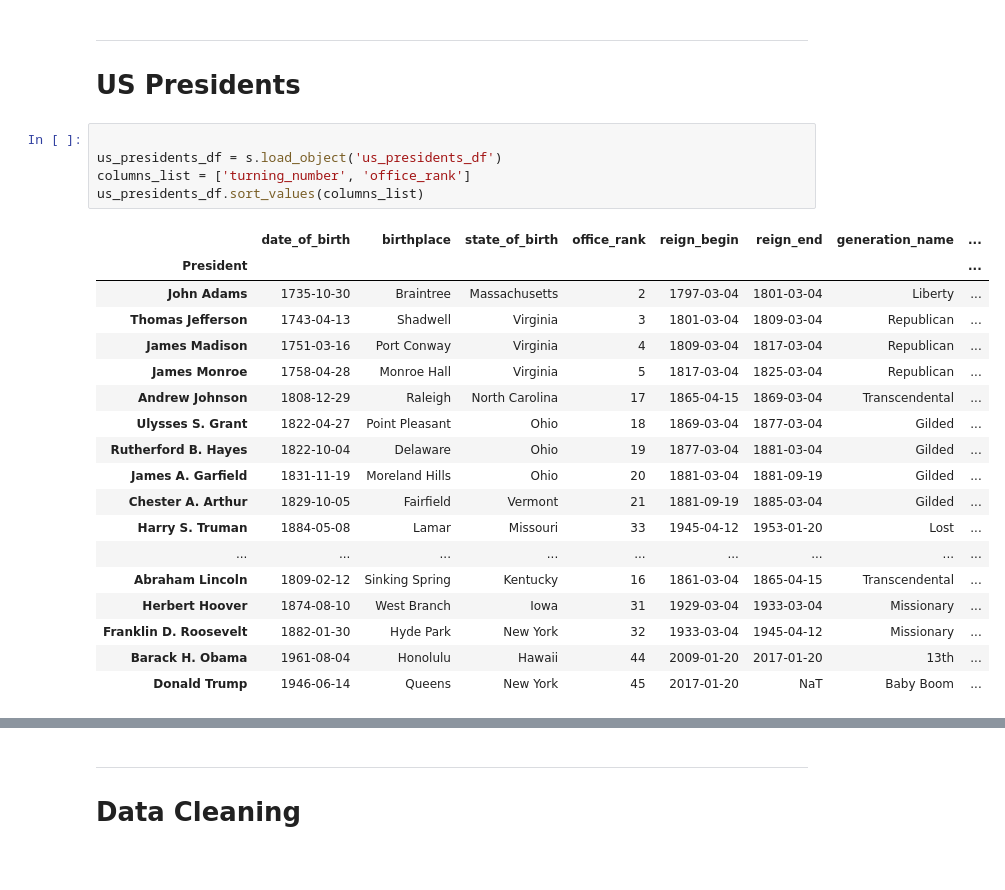
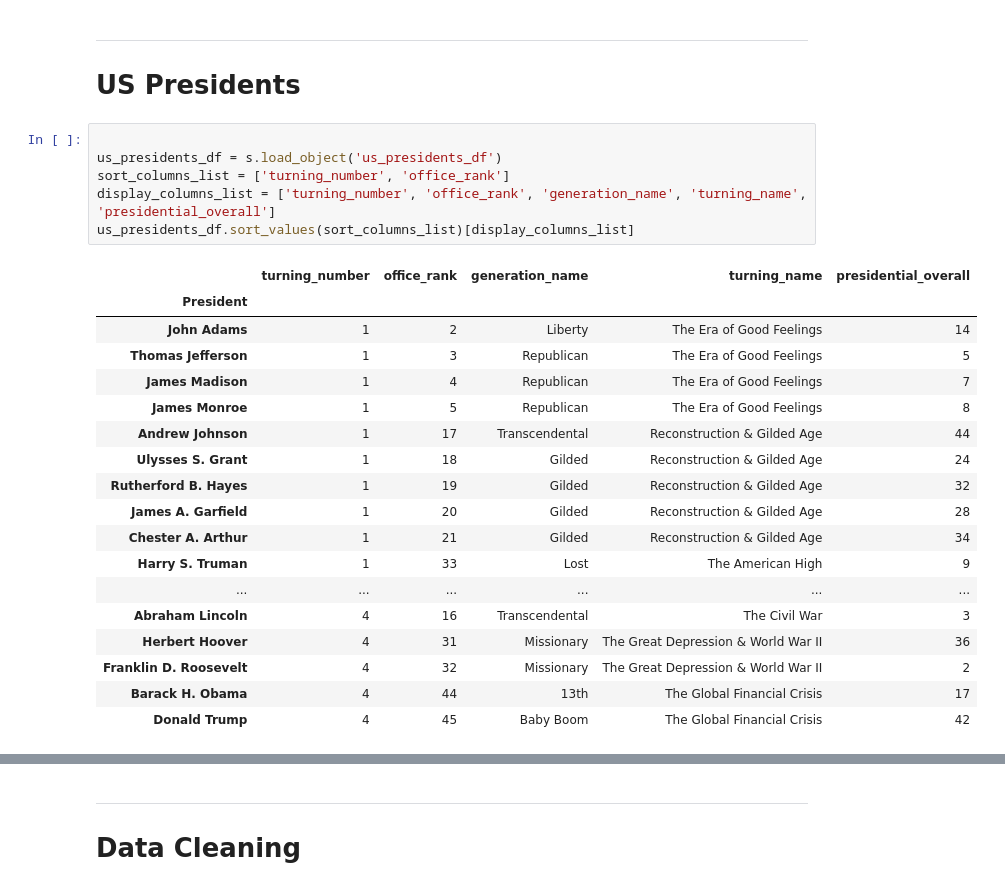
Before and after one commit to dbabbitt/notebooks, a Jupyter notebook: Strauss–Howe/ipynb/Archetypes Exploration.ipynb, the cells around one changed output, grey strips where cells are left out. Saved outputs shown, nothing was run; the diff lists cells and outputs as text.

```diff
--- a/Strauss–Howe/ipynb/Archetypes Exploration.ipynb
+++ b/Strauss–Howe/ipynb/Archetypes Exploration.ipynb
@@ -594,24 +591,25 @@ The Global Financial Crisis (Fourth Turning, 2008-2029?) was recently catalyzed
 # %%
 
 us_presidents_df = s.load_object('us_presidents_df')
-columns_list = ['turning_number', 'office_rank']
-us_presidents_df.sort_values(columns_list)
+sort_columns_list = ['turning_number', 'office_rank']
+display_columns_list = ['turning_number', 'office_rank', 'generation_name', 'turning_name', 'presidential_overall']
+us_presidents_df.sort_values(sort_columns_list)[display_columns_list]
 # %% [output]
-|  | date_of_birth | birthplace | state_of_birth | office_rank | reign_begin | reign_end | generation_name | ... |
-| President |  |  |  |  |  |  |  | ... |
-| John Adams | 1735-10-30 | Braintree | Massachusetts | 2 | 1797-03-04 | 1801-03-04 | Liberty | ... |
-| Thomas Jefferson | 1743-04-13 | Shadwell | Virginia | 3 | 1801-03-04 | 1809-03-04 | Republican | ... |
-| James Madison | 1751-03-16 | Port Conway | Virginia | 4 | 1809-03-04 | 1817-03-04 | Republican | ... |
-| James Monroe | 1758-04-28 | Monroe Hall | Virginia | 5 | 1817-03-04 | 1825-03-04 | Republican | ... |
-| Andrew Johnson | 1808-12-29 | Raleigh | North Carolina | 17 | 1865-04-15 | 1869-03-04 | Transcendental | ... |
-| Ulysses S. Grant | 1822-04-27 | Point Pleasant | Ohio | 18 | 1869-03-04 | 1877-03-04 | Gilded | ... |
-| Rutherford B. Hayes | 1822-10-04 | Delaware | Ohio | 19 | 1877-03-04 | 1881-03-04 | Gilded | ... |
-| James A. Garfield | 1831-11-19 | Moreland Hills | Ohio | 20 | 1881-03-04 | 1881-09-19 | Gilded | ... |
-| Chester A. Arthur | 1829-10-05 | Fairfield | Vermont | 21 | 1881-09-19 | 1885-03-04 | Gilded | ... |
-| Harry S. Truman | 1884-05-08 | Lamar | Missouri | 33 | 1945-04-12 | 1953-01-20 | Lost | ... |
-| ... | ... | ... | ... | ... | ... | ... | ... | ... |
-| Abraham Lincoln | 1809-02-12 | Sinking Spring | Kentucky | 16 | 1861-03-04 | 1865-04-15 | Transcendental | ... |
-| Herbert Hoover | 1874-08-10 | West Branch | Iowa | 31 | 1929-03-04 | 1933-03-04 | Missionary | ... |
-| Franklin D. Roosevelt | 1882-01-30 | Hyde Park | New York | 32 | 1933-03-04 | 1945-04-12 | Missionary | ... |
-| Barack H. Obama | 1961-08-04 | Honolulu | Hawaii | 44 | 2009-01-20 | 2017-01-20 | 13th | ... |
-| Donald Trump | 1946-06-14 | Queens | New York | 45 | 2017-01-20 | NaT | Baby Boom | ... |
+|  | turning_number | office_rank | generation_name | turning_name | presidential_overall |
+| President |  |  |  |  |  |
+| John Adams | 1 | 2 | Liberty | The Era of Good Feelings | 14 |
+| Thomas Jefferson | 1 | 3 | Republican | The Era of Good Feelings | 5 |
+| James Madison | 1 | 4 | Republican | The Era of Good Feelings | 7 |
+| James Monroe | 1 | 5 | Republican | The Era of Good Feelings | 8 |
+| Andrew Johnson | 1 | 17 | Transcendental | Reconstruction & Gilded Age | 44 |
+| Ulysses S. Grant | 1 | 18 | Gilded | Reconstruction & Gilded Age | 24 |
+| Rutherford B. Hayes | 1 | 19 | Gilded | Reconstruction & Gilded Age | 32 |
+| James A. Garfield | 1 | 20 | Gilded | Reconstruction & Gilded Age | 28 |
+| Chester A. Arthur | 1 | 21 | Gilded | Reconstruction & Gilded Age | 34 |
+| Harry S. Truman | 1 | 33 | Lost | The American High | 9 |
+| ... | ... | ... | ... | ... | ... |
+| Abraham Lincoln | 4 | 16 | Transcendental | The Civil War | 3 |
+| Herbert Hoover | 4 | 31 | Missionary | The Great Depression & World War II | 36 |
+| Franklin D. Roosevelt | 4 | 32 | Missionary | The Great Depression & World War II | 2 |
+| Barack H. Obama | 4 | 44 | 13th | The Global Financial Crisis | 17 |
+| Donald Trump | 4 | 45 | Baby Boom | The Global Financial Crisis | 42 |
```
Also changed, not shown: parts of 8 cells of this notebook, 23 other files.
